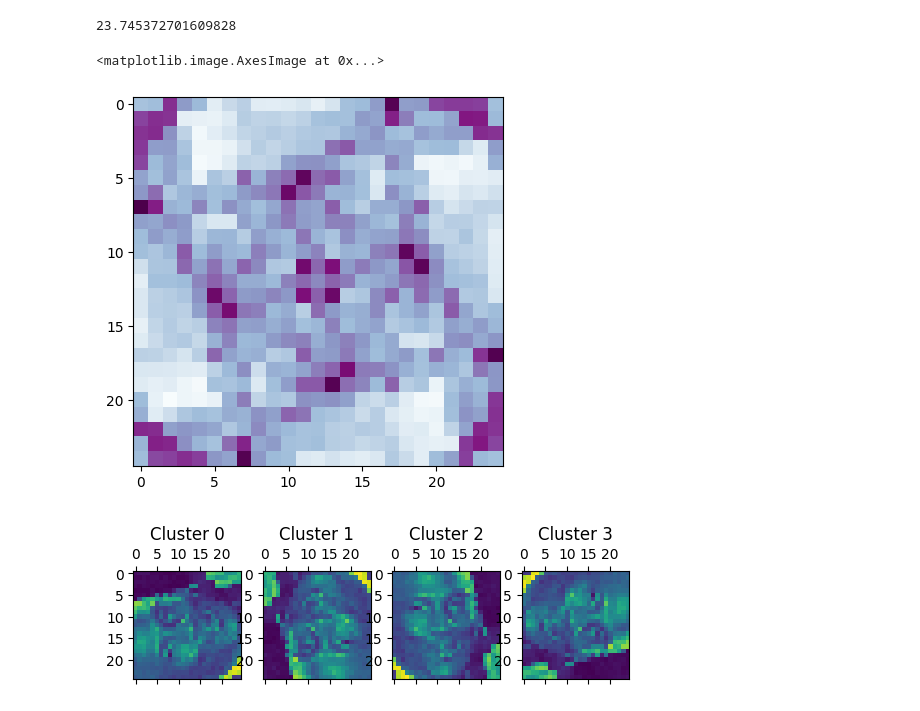
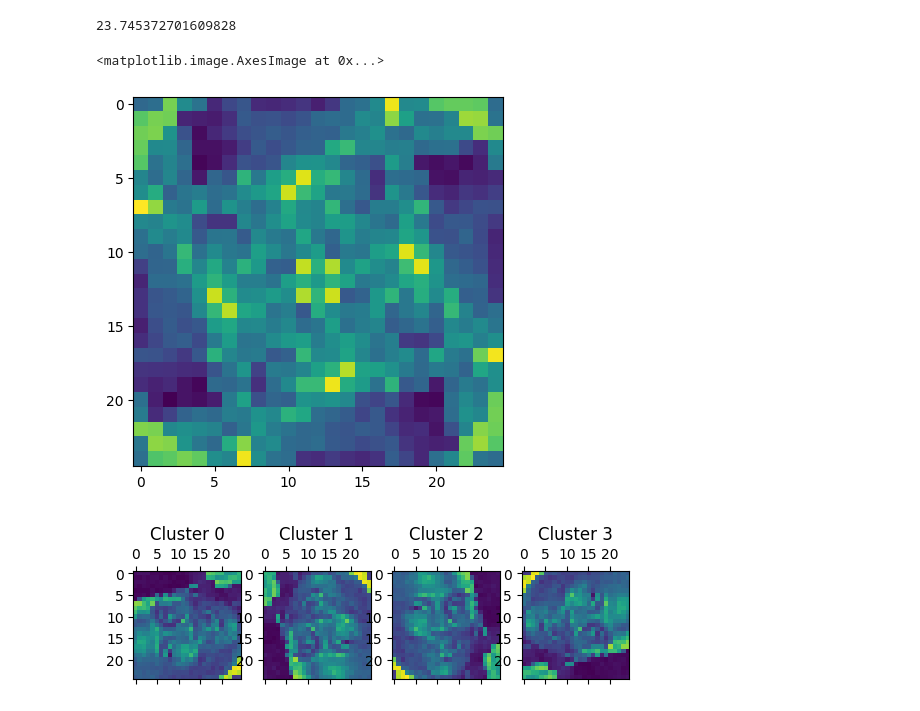
Before and after one commit to jtpotato/simc-2024, a Jupyter notebook: SIMC12_JMSS.ipynb, the cells around one changed output. Drawn from its saved outputs; the diff is of its cells as text; code cells hidden in the pictures.

```diff
--- a/SIMC12_JMSS.ipynb
+++ b/SIMC12_JMSS.ipynb
@@ -217,5 +227,7 @@ for i in range(4):
     task_4_axes[i].matshow(
         np.reshape(average_img(task_4_orientations[i]), (50, 50)), cmap="BuPu"
     )
+    task_4_axes[i].set_xticks([])
+    task_4_axes[i].set_yticks([])
     task_4_axes[i].set_title(f"Cluster {i}")
 # %% [output]
@@ -248,10 +260,10 @@ task_6_matrix = np.empty((65535, 625))
 for i in range(task6a.shape[0]):
     task_6_matrix[task6a[i]][task6b[i]] = 1
 # %%
-plt.imshow(np.reshape(average_img(task_6_matrix), (25, 25)), cmap="BuPu")
+plt.imshow(np.reshape(average_img(task_6_matrix), (25, 25)))
 # %% [output]
 <matplotlib.image.AxesImage at 0x...>
-[figure, old version]
+[figure, new version]
 # %%
 task_6_output_labels = kmeans.fit_predict(task_6_matrix)
 # %%
```
Also changed, not shown: parts of 13 cells of this notebook.
